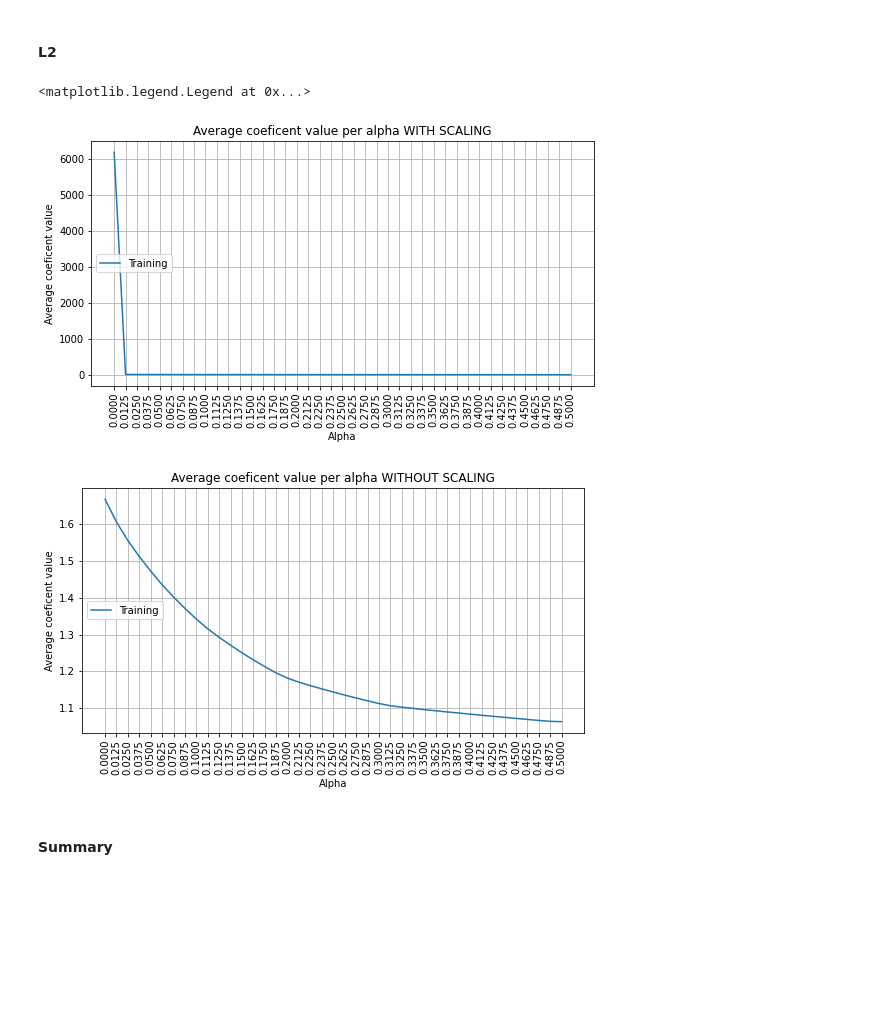
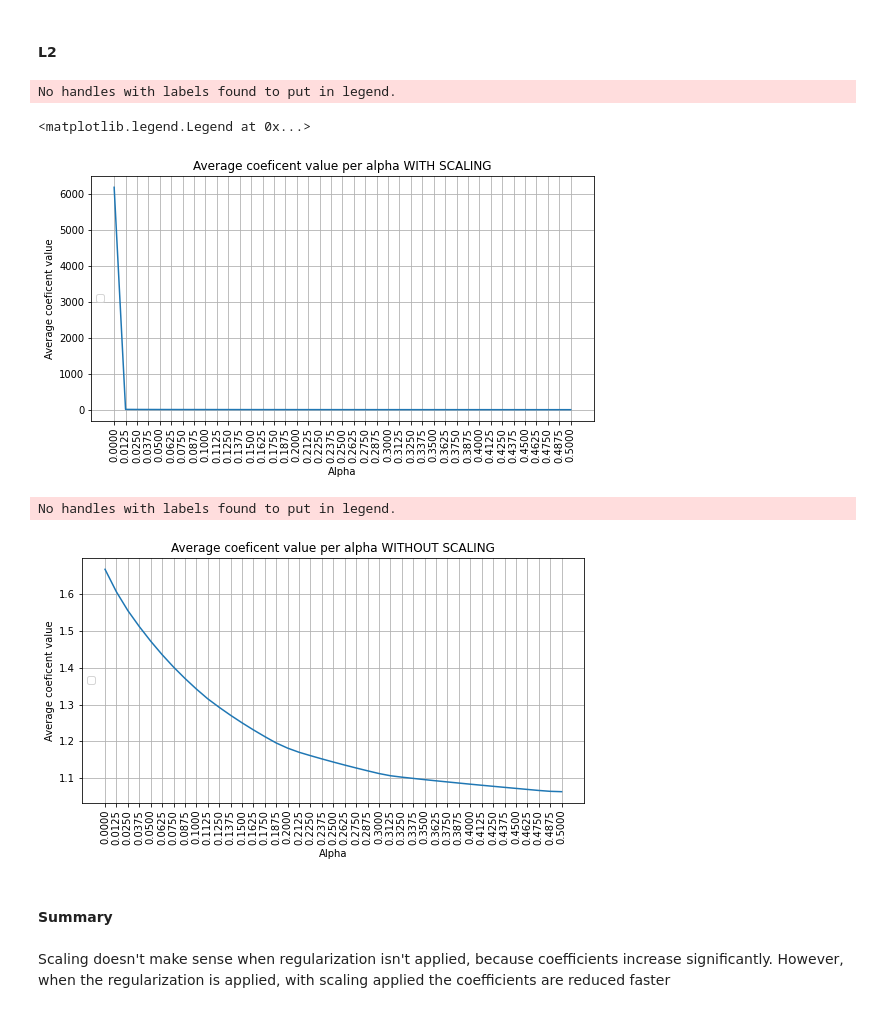
Before and after one commit to McReader/ml-intro, a Jupyter notebook: 4_overfitting_regularization/overfitting_regularization.ipynb, the cells around one changed output. Drawn from its saved outputs; the diff is of its cells as text; code cells hidden in the pictures; blank space fills up the shorter version.

```diff
--- a/4_overfitting_regularization/overfitting_regularization.ipynb
+++ b/4_overfitting_regularization/overfitting_regularization.ipynb
@@ -644,29 +648,30 @@ warnings.filterwarnings('default')
 # %%
 avg_coef = []
 
 for alpha in ALPHAS:
     m = make_model(degree=15, penalty='L2', alpha=alpha)
     results = cross_validate(m,
                              X, y, cv=5,
                              return_train_score=True, return_estimator=True,
                              scoring='neg_root_mean_squared_error')
     avg_coef.append(
         np.mean([
             np.mean(np.abs(model['reg'].coef_))
             for model in results['estimator']
         ]))
 
 plt.figure(figsize=(9, 4.5))
-plt.plot(ALPHAS, avg_coef, label='Training')
+plt.plot(ALPHAS, avg_coef)
 plt.title('Average coeficent value per alpha WITH SCALING')
 plt.xlabel('Alpha')
 plt.ylabel('Average coeficent value')
 plt.grid(True)
 plt.xticks(ALPHAS, rotation='vertical')
 plt.legend(loc='center left')
 # %% [output]
-<matplotlib.legend.Legend at 0x...>
+No handles with labels found to put in legend.
+<matplotlib.legend.Legend at 0x...>
-[figure, old version]
+[figure, new version]
 # %%
 import warnings
 
@@ -687,7 +692,7 @@ for alpha in ALPHAS:
         ]))
 
 plt.figure(figsize=(9, 4.5))
-plt.plot(ALPHAS, avg_coef, label='Training')
+plt.plot(ALPHAS, avg_coef)
 plt.title('Average coeficent value per alpha WITHOUT SCALING')
 plt.xlabel('Alpha')
 plt.ylabel('Average coeficent value')
@@ -697,6 +702,7 @@ plt.legend(loc='center left')
 
 warnings.filterwarnings('default')
 # %% [output]
+No handles with labels found to put in legend.
-[figure, old version]
+[figure, new version]
 # %% [markdown]
 #### Summary
@@ -704,0 +709,2 @@ warnings.filterwarnings('default')
+# %% [markdown]
+Scaling doesn't make sense when regularization isn't applied, because coefficients increase significantly. However, when the regularization is applied, with scaling applied the coefficients are reduced faster
```
Also changed, not shown: parts of 5 cells of this notebook.
